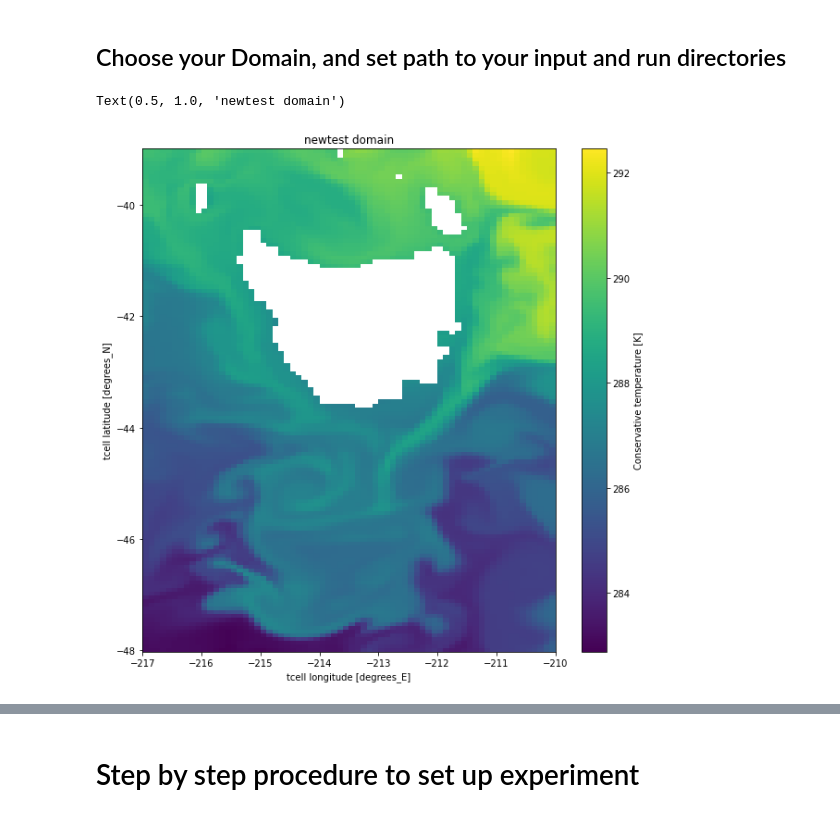
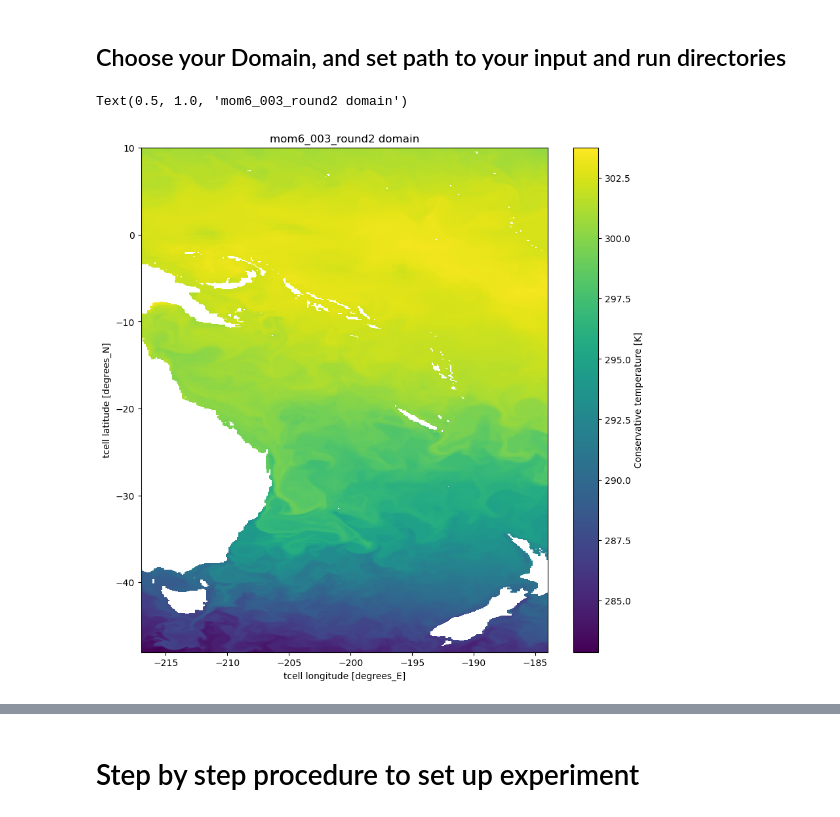
Before and after one commit to COSIMA/regional-mom6, a Jupyter notebook: Make MOM6 Regional Domain.ipynb, the cells around one changed output, grey strips where cells are left out. Saved outputs shown, nothing was run; the diff lists cells and outputs as text; code cells hidden in the pictures.

```diff
--- a/Make MOM6 Regional Domain.ipynb
+++ b/Make MOM6 Regional Domain.ipynb
@@ -70,38 +70,38 @@ An input directory is copied into the 'rundir' you choose, and a couple of files
 # %%
 
 ## Choose your coordinates and the name of your experiment
-yextent = [-48,-38.95]
-xextent = [-217 , -210]
-expt_name = "newtest"
+yextent = [-48, 10]
+xextent = [-217 , -184]
+expt_name = "mom6_003_round2"
 
 ## Place where all your input files go
-path = f"/scratch/v45/ab8992/mom6/regional_configs/{expt_name}/"
+path = f"/scratch/v45/jr5971/mom6/regional_configs/{expt_name}/"
 
 ## Directory where you'll run the experiment from
-rundir = f"/home/149/ab8992/mom6_rundirs/{expt_name}"
+rundir = f"/home/581/jr5971/mom6_rundirs/{expt_name}"
 
 for i in [path,rundir]:
     try:
         os.mkdir(i)
     except:
         pass
 
 if "temp" not in os.listdir(path):
     os.mkdir(path + "temp")
 if "weights" not in os.listdir(path):
     os.mkdir(path + "weights")
 if "forcing" not in os.listdir(path):
     os.mkdir(path + "forcing")
 
 
 full_domain = xr.open_dataset(f"{initpath}/ocean/ocean_daily.nc")
 
 # domain.tau_x.sel(yu_ocean=slice(-49, -5), xu_ocean=slice(-217, -183)).isel(time = 0).plot()
 domain = full_domain.surface_temp.sel(yt_ocean=slice(yextent[0], yextent[1]), xt_ocean=slice(xextent[0],xextent[1])).isel(time = 0)
 fig,ax = plt.subplots(1,figsize = (10,10))
 
 domain.plot(ax = ax)
 ax.set_title(f"{expt_name} domain")
 # %% [output]
-Text(0.5, 1.0, 'newtest domain')
+Text(0.5, 1.0, 'mom6_003_round2 domain')
-[figure, old version]
+[figure, new version]
```
Also changed, not shown: parts of 15 cells of this notebook, 1 other file.
